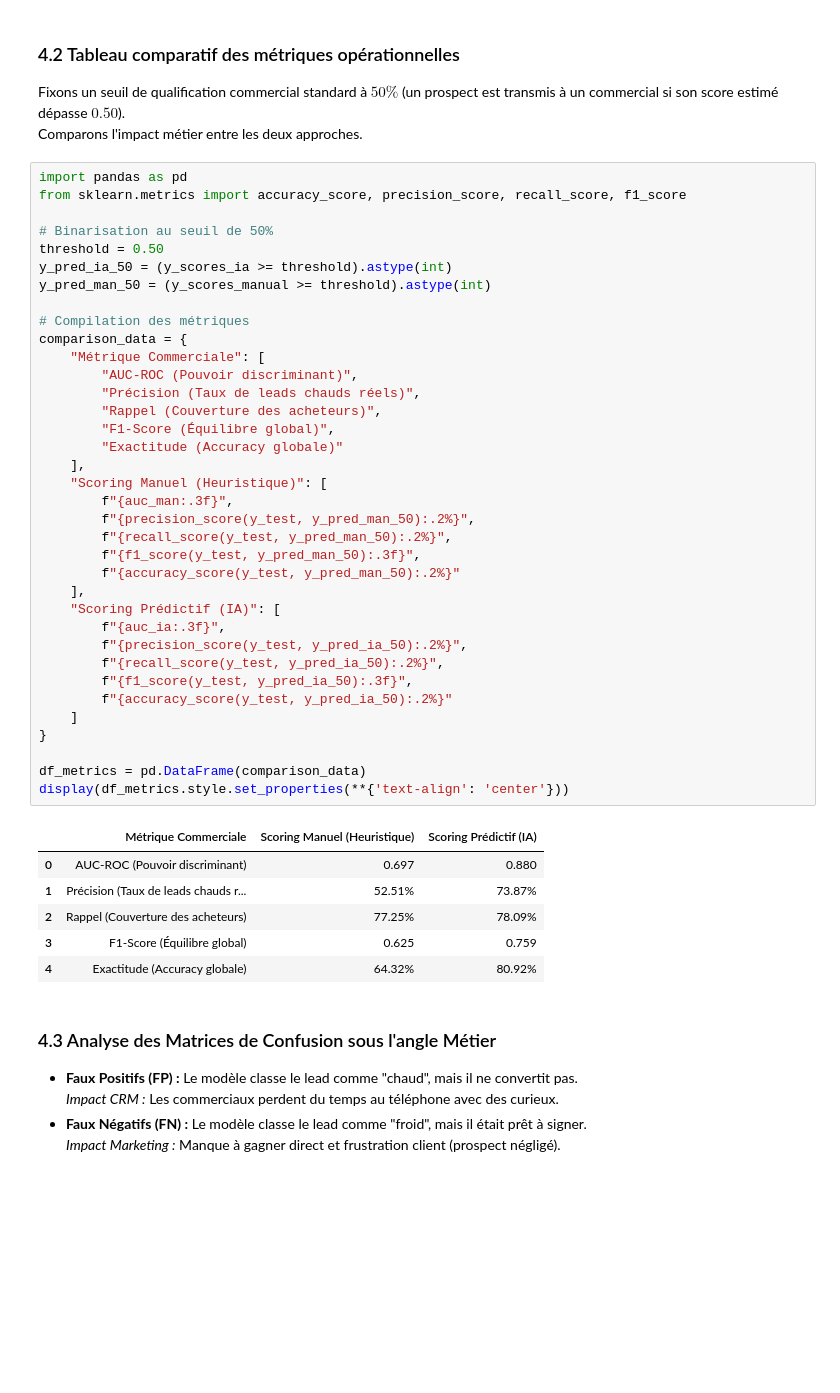
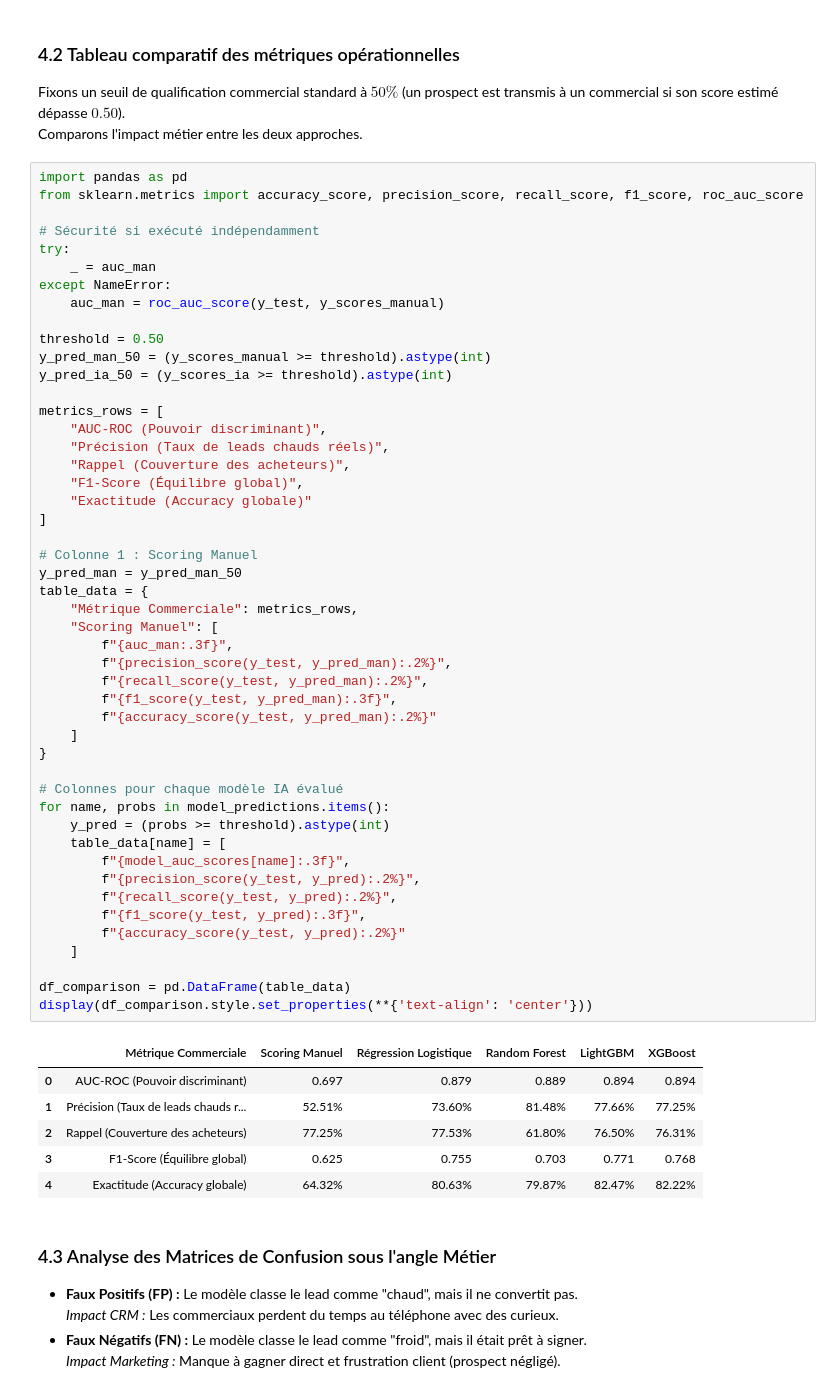
Before and after one commit to Ilyas-BELELYAZID/lead_scoring_crm, a Jupyter notebook: lead_scoring.ipynb, the cells around one changed output. Drawn from its saved outputs; the diff is of its cells as text; blank space fills up the shorter version.

```diff
--- a/lead_scoring.ipynb
+++ b/lead_scoring.ipynb
@@ -582,47 +655,59 @@ Fixons un seuil de qualification commercial standard à **$50\%$** (un prospect
 Comparons l'impact métier entre les deux approches.
 # %%
 import pandas as pd
-from sklearn.metrics import accuracy_score, precision_score, recall_score, f1_score
+from sklearn.metrics import accuracy_score, precision_score, recall_score, f1_score, roc_auc_score
 
-# Binarisation au seuil de 50%
+# Sécurité si exécuté indépendamment
+try:
+    _ = auc_man
+except NameError:
+    auc_man = roc_auc_score(y_test, y_scores_manual)
+
 threshold = 0.50
+y_pred_man_50 = (y_scores_manual >= threshold).astype(int)
 y_pred_ia_50 = (y_scores_ia >= threshold).astype(int)
-y_pred_man_50 = (y_scores_manual >= threshold).astype(int)
 
-# Compilation des métriques
-comparison_data = {
-    "Métrique Commerciale": [
-        "AUC-ROC (Pouvoir discriminant)",
-        "Précision (Taux de leads chauds réels)",
-        "Rappel (Couverture des acheteurs)",
-        "F1-Score (Équilibre global)",
-        "Exactitude (Accuracy globale)"
-    ],
-    "Scoring Manuel (Heuristique)": [
+metrics_rows = [
+    "AUC-ROC (Pouvoir discriminant)",
+    "Précision (Taux de leads chauds réels)",
+    "Rappel (Couverture des acheteurs)",
+    "F1-Score (Équilibre global)",
+    "Exactitude (Accuracy globale)"
+]
+
+# Colonne 1 : Scoring Manuel
+y_pred_man = y_pred_man_50
+table_data = {
+    "Métrique Commerciale": metrics_rows,
+    "Scoring Manuel": [
         f"{auc_man:.3f}",
-        f"{precision_score(y_test, y_pred_man_50):.2%}",
-        f"{recall_score(y_test, y_pred_man_50):.2%}",
-        f"{f1_score(y_test, y_pred_man_50):.3f}",
-        f"{accuracy_score(y_test, y_pred_man_50):.2%}"
-    ],
-    "Scoring Prédictif (IA)": [
-        f"{auc_ia:.3f}",
-        f"{precision_score(y_test, y_pred_ia_50):.2%}",
-        f"{recall_score(y_test, y_pred_ia_50):.2%}",
-        f"{f1_score(y_test, y_pred_ia_50):.3f}",
-        f"{accuracy_score(y_test, y_pred_ia_50):.2%}"
+        f"{precision_score(y_test, y_pred_man):.2%}",
+        f"{recall_score(y_test, y_pred_man):.2%}",
+        f"{f1_score(y_test, y_pred_man):.3f}",
+        f"{accuracy_score(y_test, y_pred_man):.2%}"
     ]
 }
 
-df_metrics = pd.DataFrame(comparison_data)
-display(df_metrics.style.set_properties(**{'text-align': 'center'}))
+# Colonnes pour chaque modèle IA évalué
+for name, probs in model_predictions.items():
+    y_pred = (probs >= threshold).astype(int)
+    table_data[name] = [
+        f"{model_auc_scores[name]:.3f}",
+        f"{precision_score(y_test, y_pred):.2%}",
+        f"{recall_score(y_test, y_pred):.2%}",
+        f"{f1_score(y_test, y_pred):.3f}",
+        f"{accuracy_score(y_test, y_pred):.2%}"
+    ]
+
+df_comparison = pd.DataFrame(table_data)
+display(df_comparison.style.set_properties(**{'text-align': 'center'}))
 # %% [output]
-|  | Métrique Commerciale | Scoring Manuel (Heuristique) | Scoring Prédictif (IA) |
-| 0 | AUC-ROC (Pouvoir discriminant) | 0.697 | 0.880 |
-| 1 | Précision (Taux de leads chauds r... | 52.51% | 73.87% |
-| 2 | Rappel (Couverture des acheteurs) | 77.25% | 78.09% |
-| 3 | F1-Score (Équilibre global) | 0.625 | 0.759 |
-| 4 | Exactitude (Accuracy globale) | 64.32% | 80.92% |
+|  | Métrique Commerciale | Scoring Manuel | Régression Logistique | Random Forest | LightGBM | XGBoost |
+| 0 | AUC-ROC (Pouvoir discriminant) | 0.697 | 0.879 | 0.889 | 0.894 | 0.894 |
+| 1 | Précision (Taux de leads chauds r... | 52.51% | 73.60% | 81.48% | 77.66% | 77.25% |
+| 2 | Rappel (Couverture des acheteurs) | 77.25% | 77.53% | 61.80% | 76.50% | 76.31% |
+| 3 | F1-Score (Équilibre global) | 0.625 | 0.755 | 0.703 | 0.771 | 0.768 |
+| 4 | Exactitude (Accuracy globale) | 64.32% | 80.63% | 79.87% | 82.47% | 82.22% |
 # %% [markdown]
 ### 4.3 Analyse des Matrices de Confusion sous l'angle Métier
 * **Faux Positifs (FP) :** Le modèle classe le lead comme "chaud", mais il ne convertit pas.
```
Also changed, not shown: parts of 22 cells of this notebook, 7 other files.
